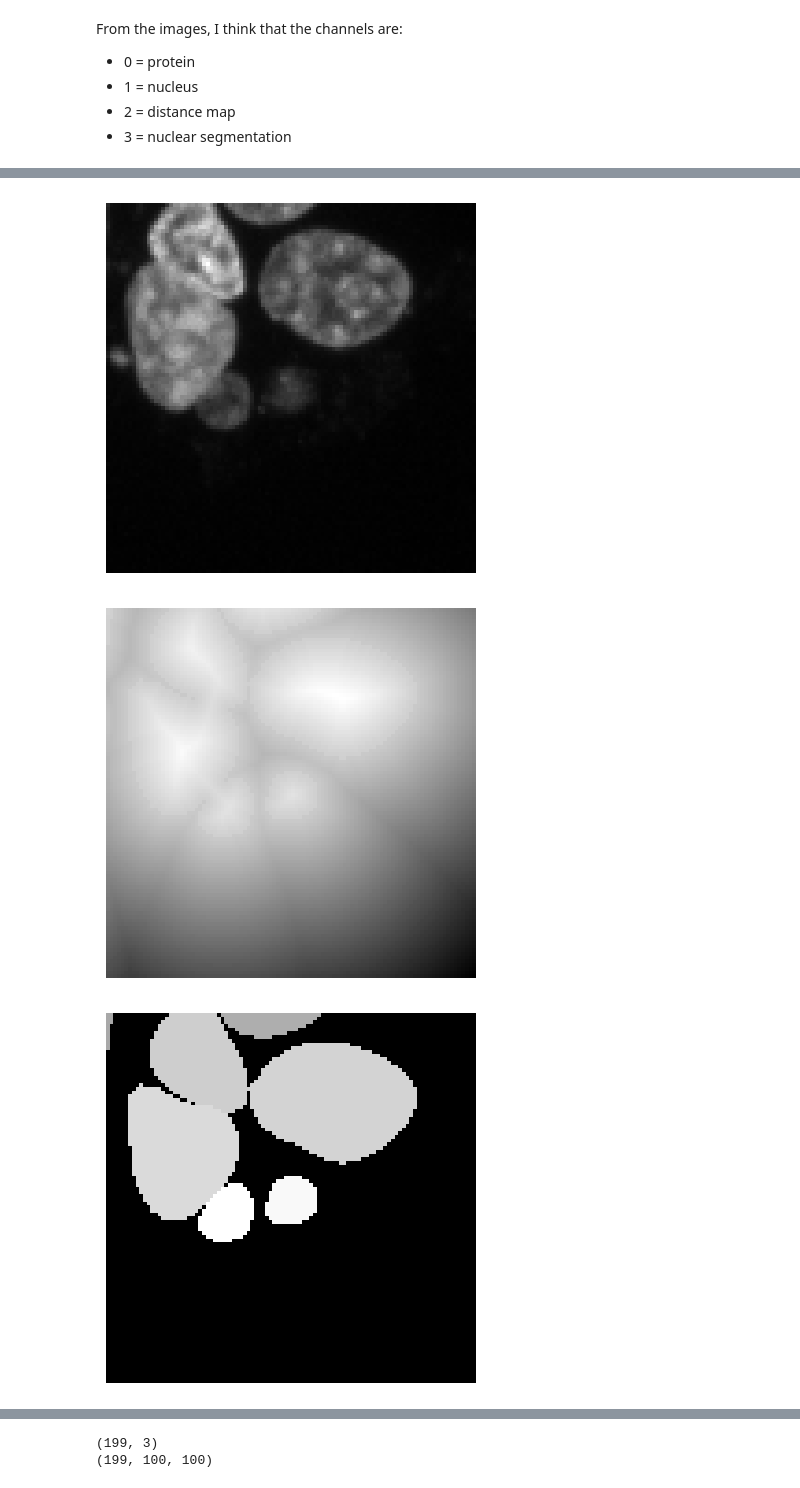
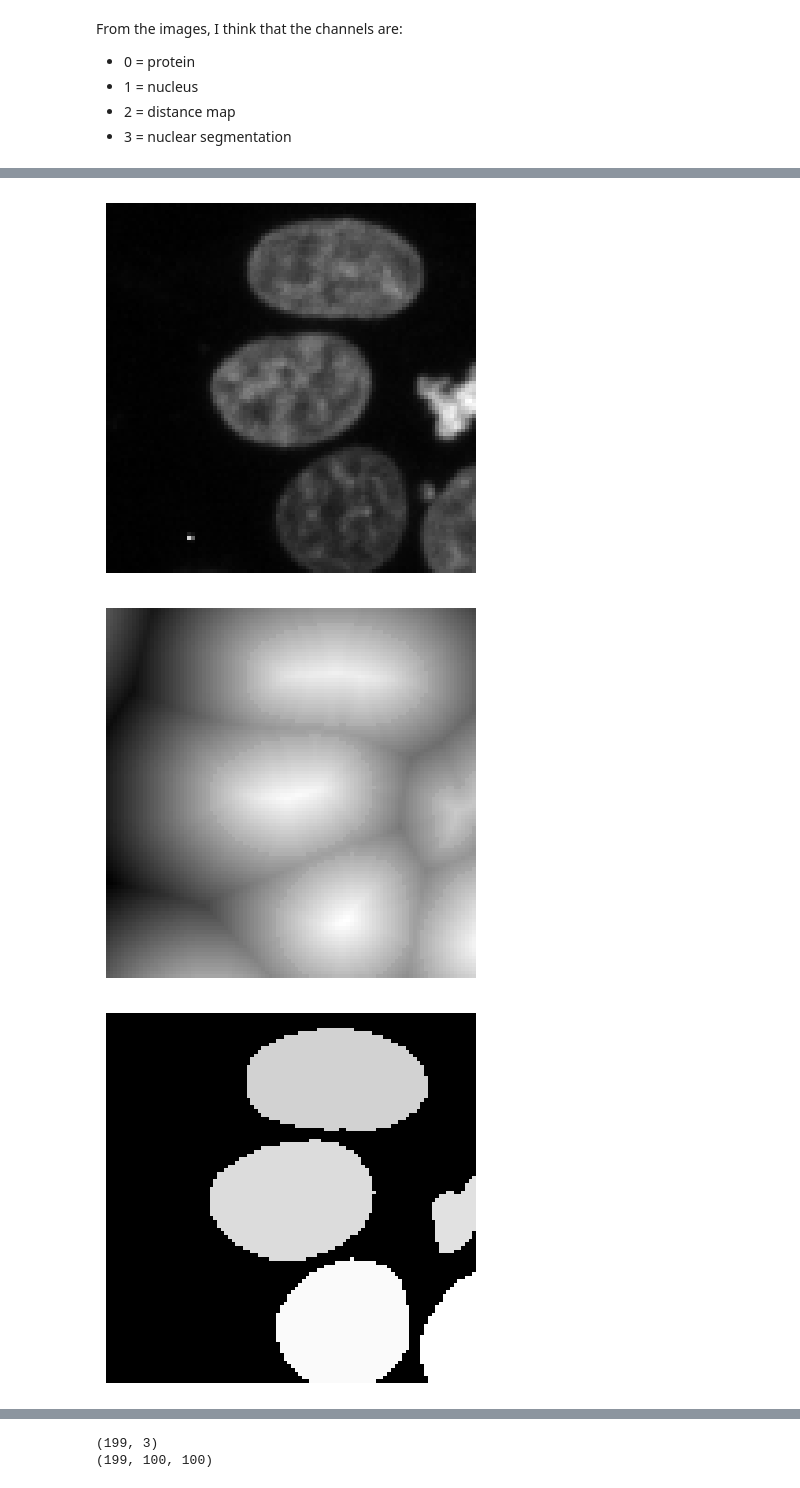
Before and after one commit to runxi-shen/cytoself_varchamp, a Jupyter notebook: 1_explore_original_data/notebooks/0_inspect_data.ipynb, the cells around one changed output, grey strips where cells are left out. Drawn from its saved outputs; the diff is of its cells as text; code cells hidden in the pictures.

```diff
--- a/1_explore_original_data/notebooks/0_inspect_data.ipynb
+++ b/1_explore_original_data/notebooks/0_inspect_data.ipynb
@@ -51,7 +51,7 @@ From the images, I think that the channels are:
 - 2 = distance map
 - 3 = nuclear segmentation
 # %%
-prot_ind = 2000
+prot_ind = 1000
 
 # Display the image using matplotlib
 plt.imshow(dat[prot_ind, :, :, 0], cmap='gray')  # Use 'gray' colormap for grayscale images
@@ -74,3 +74,3 @@ plt.show()
-[figure, old version]
+[figure, new version]
-[figure, old version]
+[figure, new version]
-[figure, old version]
+[figure, new version]
```
Also changed, not shown: parts of 3 cells of this notebook, 6 other files.
